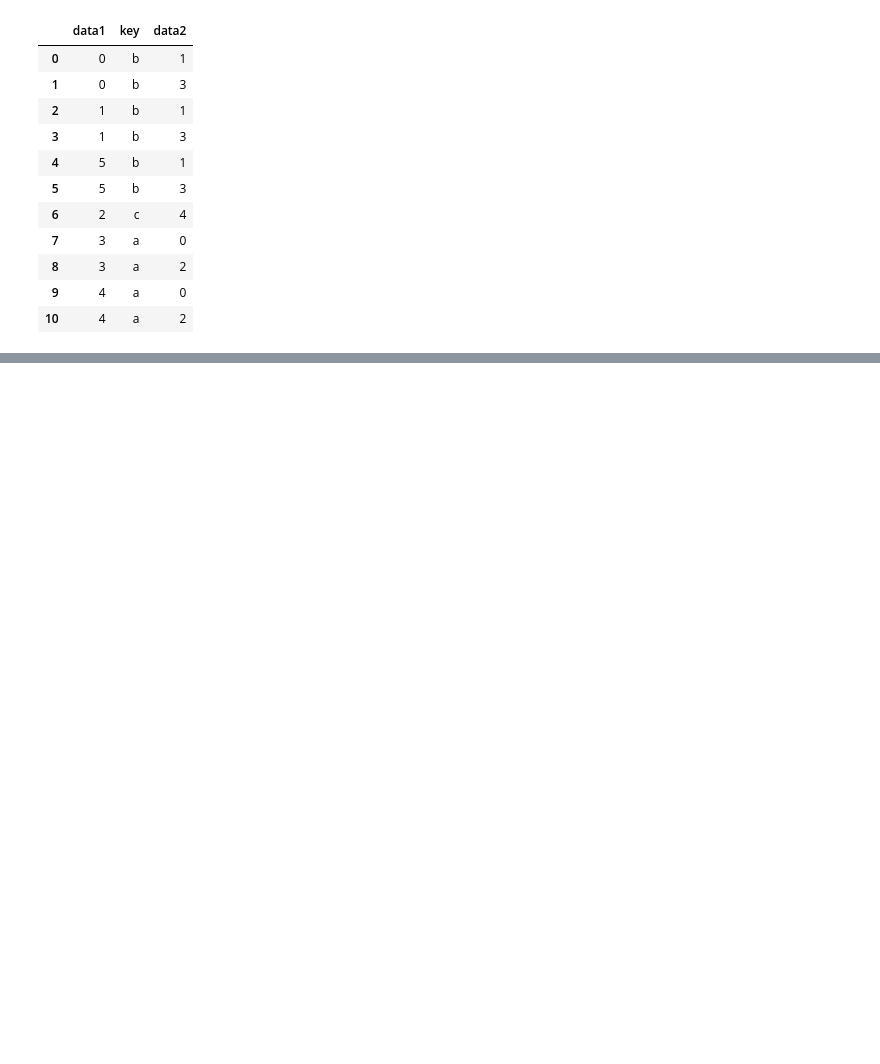
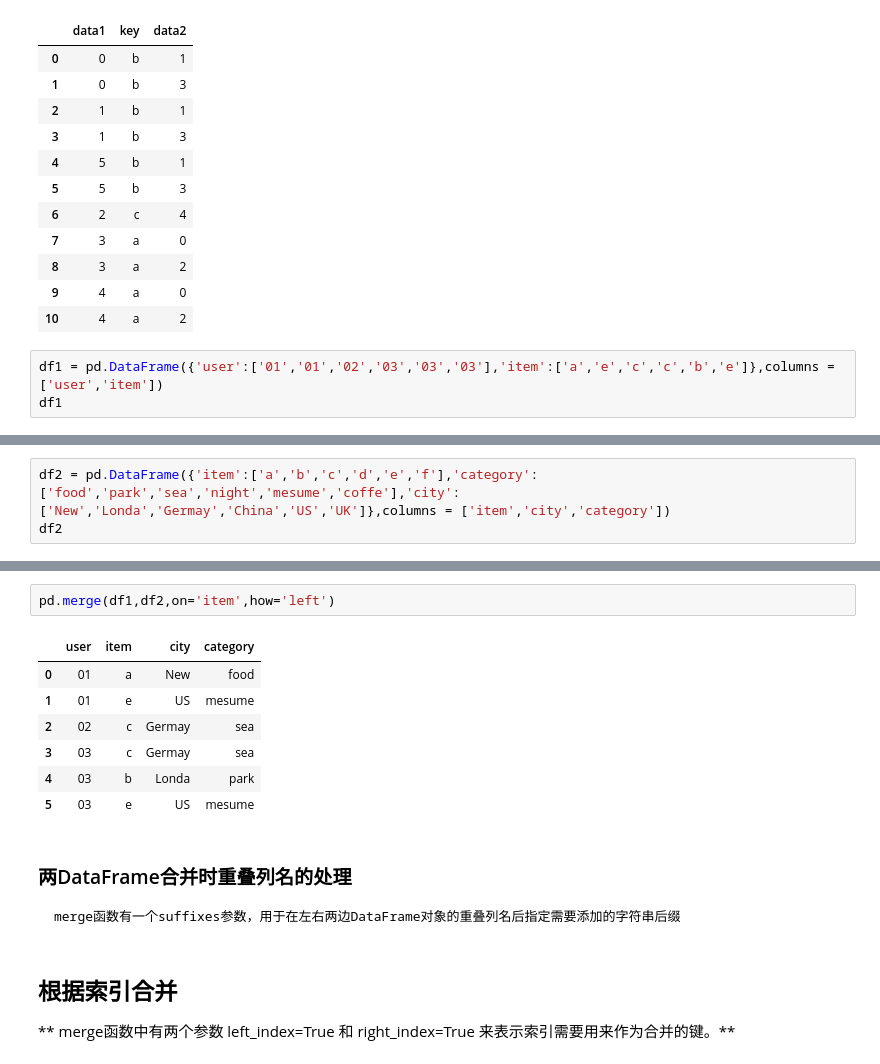
Before and after one commit to guolipa/Recommender-System, a Jupyter notebook: Pandas/pandas_basic2.ipynb, the cells around one changed output, grey strips where cells are left out. Drawn from its saved outputs; the diff is of its cells as text; blank space fills up the shorter version.

```diff
--- a/Pandas/pandas_basic2.ipynb
+++ b/Pandas/pandas_basic2.ipynb
@@ -265,3 +265,6 @@ pd.merge(df1,df2,how = 'outer')
 | 8 | 3 | a | 2 |
 | 9 | 4 | a | 0 |
 | 10 | 4 | a | 2 |
+# %%
+df1 = pd.DataFrame({'user':['01','01','02','03','03','03'],'item':['a','e','c','c','b','e']},columns = ['user','item'])
+df1
@@ -267,0 +279,3 @@ pd.merge(df1,df2,how = 'outer')
+# %%
+df2 = pd.DataFrame({'item':['a','b','c','d','e','f'],'category':['food','park','sea','night','mesume','coffe'],'city':['New','Londa','Germay','China','US','UK']},columns = ['item','city','category'])
+df2
@@ -267,0 +290,18 @@ pd.merge(df1,df2,how = 'outer')
+# %%
+pd.merge(df1,df2,on='item',how='left')
+# %% [output]
+|  | user | item | city | category |
+| 0 | 01 | a | New | food |
+| 1 | 01 | e | US | mesume |
+| 2 | 02 | c | Germay | sea |
+| 3 | 03 | c | Germay | sea |
+| 4 | 03 | b | Londa | park |
+| 5 | 03 | e | US | mesume |
+# %% [markdown]
+### 两DataFrame合并时重叠列名的处理
+
+    merge函数有一个suffixes参数，用于在左右两边DataFrame对象的重叠列名后指定需要添加的字符串后缀
+# %% [markdown]
+## 根据索引合并
+
+** merge函数中有两个参数 left_index=True 和 right_index=True 来表示索引需要用来作为合并的键。**
```
Also changed, not shown: parts of 22 cells of this notebook, 4 other files.
